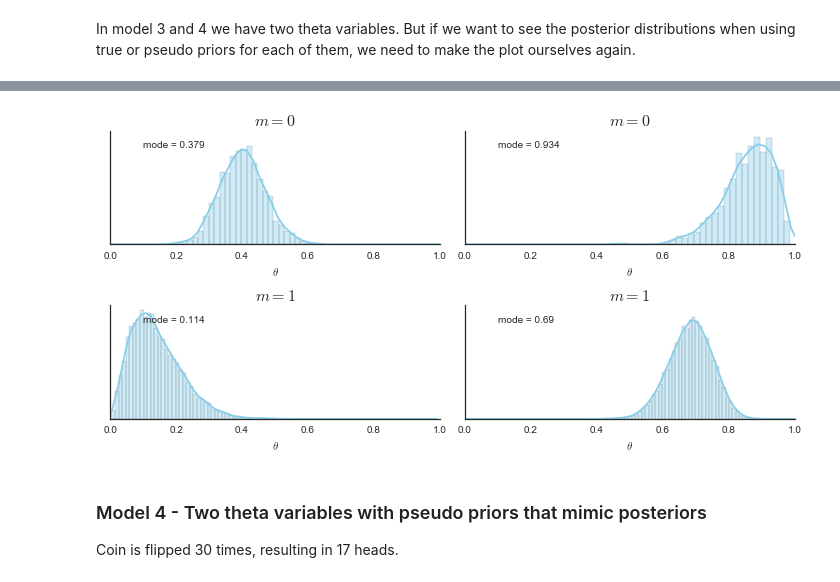
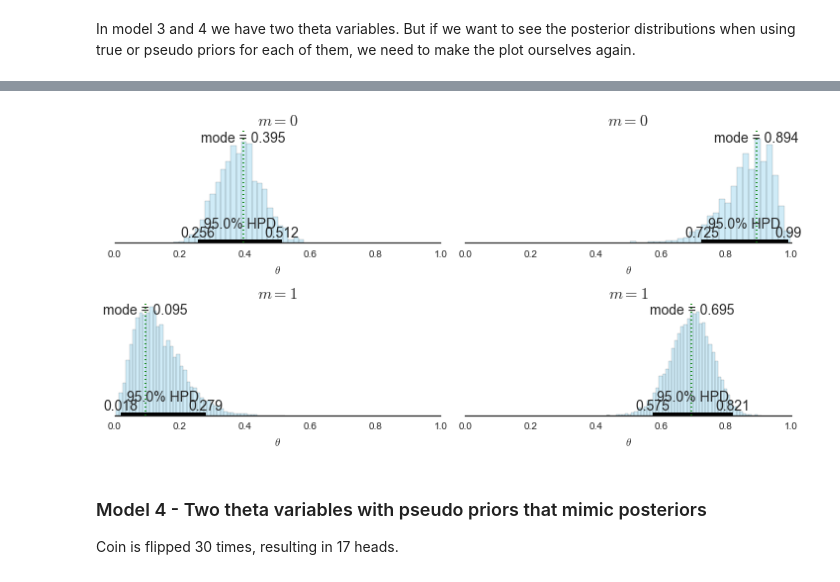
Before and after one commit to JWarmenhoven/DBDA-python, a Jupyter notebook: Notebooks/Chapter 10.ipynb, the cells around one changed output, grey strips where cells are left out. Cells and saved outputs as stored; diff of their text form; code cells hidden in the pictures.

```diff
--- a/Notebooks/Chapter 10.ipynb
+++ b/Notebooks/Chapter 10.ipynb
@@ -99,25 +145,20 @@ ax2 = plt.subplot(gs[0,2:])
 ax3 = plt.subplot(gs[1,2:])
 
 # Distplot m
-sns.distplot(trace_df.index, kde=False, ax=ax1, axlabel=r'$m$', color=color)
-ax1.yaxis.set_visible(False)
-ax1.spines['bottom'].set_visible(False)
-sns.despine(ax=ax1)
+plot_posterior(trace_df.index, point_est='mean', ax=ax1)
 
 # Distplot theta (m=0)
-sns.distplot(trace_df.loc[0], ax = ax2, color=color)
+plot_posterior(trace_df.loc[0].as_matrix().ravel(), burnin=100, ax=ax2)
 ax2.set_title(r'$m = 0$', fontdict=font_d)
-ax2.text(0.1, 0.85, 'mode = {}'.format(mode_df.loc[0]), transform=ax2.transAxes)
 
 # Distplot theta (m=1)
-sns.distplot(trace_df.loc[1], ax = ax3, color=color)
+plot_posterior(trace_df.loc[1].as_matrix().ravel(), burnin=100, ax=ax3)
 ax3.set_title(r'$m = 1$', fontdict=font_d)
-ax3.text(0.1, 0.85, 'mode = {}'.format(mode_df.loc[1]), transform=ax3.transAxes)
 
 for ax in [ax2, ax3]:
     ax.set(xlim=(0,1), xlabel=r'$\theta$')
-    ax.yaxis.set_visible(False)
-    sns.despine(ax=ax)
 
-plt.tight_layout();
+plt.suptitle('Posterior distribution', size=16)
+
+plt.tight_layout(w_pad=2);
 # %% [output]
@@ -131,11 +172,11 @@ with pmc.Model() as hierarchical_model2:
 
     omega_0 = .25
     kappa_0 = 12
-    theta_0 = pmc.Beta('theta_0', omega_0*(kappa_0-2)+1, (1-omega_0)*(kappa_0-2)+1)
+    theta_0 = pmc.Beta('theta_0', omega_0*(kappa_0)+1, (1-omega_0)*(kappa_0)+1)
 
     omega_1 = .75
     kappa_1 = 12
-    theta_1 = pmc.Beta('theta_1', omega_1*(kappa_1-2)+1, (1-omega_1)*(kappa_1-2)+1)
+    theta_1 = pmc.Beta('theta_1', omega_1*(kappa_1)+1, (1-omega_1)*(kappa_1)+1)
 
     theta = pmc.switch(eq(m, 0), theta_0, theta_1)
 
@@ -173,7 +214,7 @@ with pmc.Model() as hierarchical_model3:
     omega_0_true_p = .10
     omega_0_pseudo_p = .10
     omega_0 = pmc.switch(eq(m, 0), omega_0_true_p, omega_0_pseudo_p)
-    theta_0 = pmc.Beta('theta_0', omega_0*(kappa_0-2)+1, (1-omega_0)*(kappa_0-2)+1)
+    theta_0 = pmc.Beta('theta_0', omega_0*(kappa_0)+1, (1-omega_0)*(kappa_0)+1)
 
     # Theta1
     kappa_1_true_p = 20
@@ -182,7 +223,7 @@ with pmc.Model() as hierarchical_model3:
     omega_1_true_p = .90
     omega_1_pseudo_p = .90
     omega_1 = pmc.switch(eq(m, 1), omega_1_true_p, omega_1_pseudo_p)
-    theta_1 = pmc.Beta('theta_1', omega_1*(kappa_1-2)+1, (1-omega_1)*(kappa_1-2)+1)
+    theta_1 = pmc.Beta('theta_1', omega_1*(kappa_1)+1, (1-omega_1)*(kappa_1)+1)
 
     theta = pmc.switch(eq(m, 0), theta_0, theta_1)
 
@@ -206,7 +247,6 @@ pmc.traceplot(trace3);
 In model 3 and 4 we have two theta variables. But if we want to see the posterior distributions when using true or pseudo priors for each of them, we need to make the plot ourselves again.
 # %%
 trace3_df = (pmc.trace_to_dataframe(trace3)
-            .set_index('m')
-            .iloc[:,:2])
+             .set_index('m')[['theta_0', 'theta_1']])
 trace3_df.head()
 # %% [output]
@@ -229,43 +269,37 @@ dtype: object
 # %%
 plt.figure(figsize=(10,5))
 
 font_d = {'size':16}
 
 # Define gridspec
 gs = gridspec.GridSpec(2, 2)
 ax1 = plt.subplot(gs[0,0])
 ax2 = plt.subplot(gs[0,1])
 ax3 = plt.subplot(gs[1,0])
 ax4 = plt.subplot(gs[1,1])
 
 # Distplot theta0 when m = 0 (true prior)
-sns.distplot(trace3_df.loc[0, 'theta_0'], ax = ax1, color=color)
+plot_posterior(trace3_df.loc[0, 'theta_0'], ax=ax1)
 ax1.set_title(r'$m = 0$', fontdict=font_d)
-ax1.text(0.1, 0.85, 'mode = {}'.format(mode3_df.loc[0][1]), transform=ax1.transAxes)
 
 # Distplot theta1 when m = 0 (pseudo prior)
-sns.distplot(trace3_df.loc[0, 'theta_1'], ax = ax2, color=color)
+plot_posterior(trace3_df.loc[0, 'theta_1'], ax=ax2)
 ax2.set_title(r'$m = 0$', fontdict=font_d)
-ax2.text(0.1, 0.85, 'mode = {}'.format(mode3_df.loc[0][0]), transform=ax2.transAxes)
 
 # Distplot theta0 when m = 1 (pseudo prior)
-sns.distplot(trace3_df.loc[1, 'theta_0'], ax = ax3, color=color)
+plot_posterior(trace3_df.loc[1, 'theta_0'], ax=ax3)
 ax3.set_title(r'$m = 1$', fontdict=font_d)
-ax3.text(0.1, 0.85, 'mode = {}'.format(mode3_df.loc[1][1]), transform=ax3.transAxes)
 
 # Distplot theta1 when m = 1 (true prior)
-sns.distplot(trace3_df.loc[1, 'theta_1'], ax = ax4, color=color)
+plot_posterior(trace3_df.loc[1, 'theta_1'], ax=ax4)
 ax4.set_title(r'$m = 1$', fontdict=font_d)
-ax4.text(0.1, 0.85, 'mode = {}'.format(mode3_df.loc[1][0]), transform=ax4.transAxes)
 
 for ax in plt.gcf().axes:
     ax.set(xlim=(0,1), xlabel=r'$\theta$')
-    ax.yaxis.set_visible(False)
-    sns.despine(ax=ax)
 
 plt.tight_layout();
 # %% [output]
-[figure, old version]
+[figure, new version]
 # %% [markdown]
 ### Model 4 - Two theta variables with pseudo priors that mimic posteriors
 Coin is flipped 30 times, resulting in 17 heads.
```
Also changed, not shown: parts of 19 cells of this notebook.
